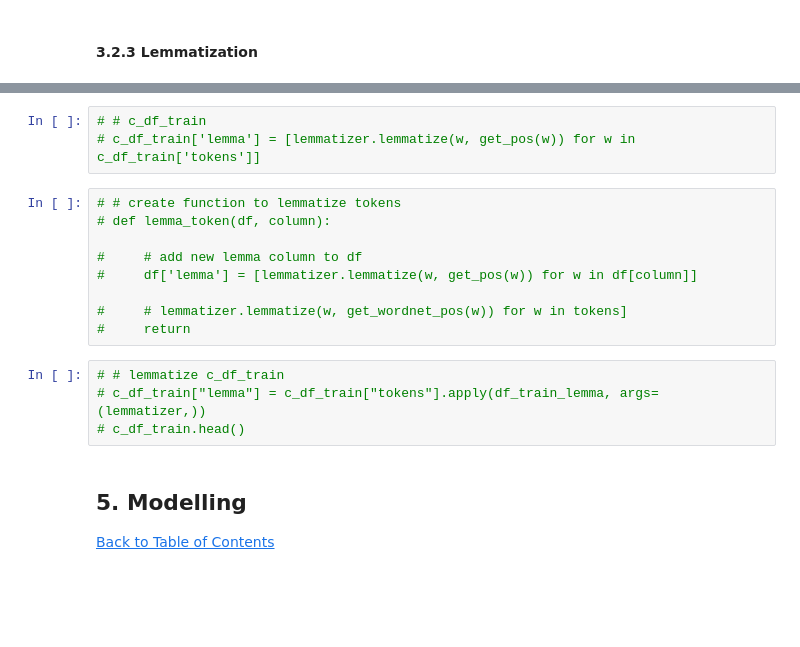
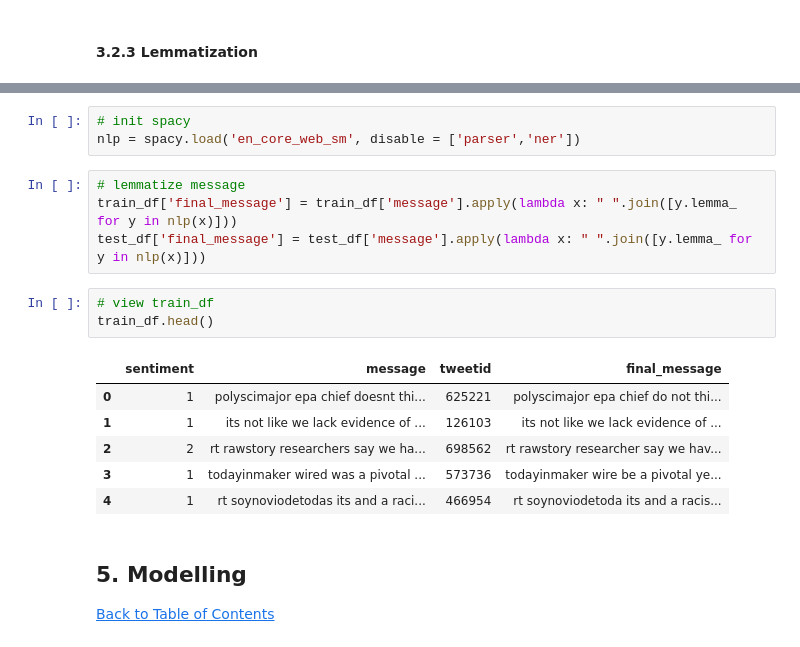
Before and after one commit to RogerA11/Team-GM4-classification-predict, a Jupyter notebook: Roger Arendse/edsa_climate_change_belief_analysis_2022.ipynb, the cells around one changed output, grey strips where cells are left out. Drawn from its saved outputs; the diff is of its cells as text; blank space fills up the shorter version.

```diff
--- a/Roger Arendse/edsa_climate_change_belief_analysis_2022.ipynb
+++ b/Roger Arendse/edsa_climate_change_belief_analysis_2022.ipynb
@@ -471,19 +431,20 @@ train_df.head()
-# %%
-# # c_df_train
-# c_df_train['lemma'] = [lemmatizer.lemmatize(w, get_pos(w)) for w in c_df_train['tokens']]
-# %%
-# # create function to lemmatize tokens
-# def lemma_token(df, column):
-
-#     # add new lemma column to df
-#     df['lemma'] = [lemmatizer.lemmatize(w, get_pos(w)) for w in df[column]]
-
-#     # lemmatizer.lemmatize(w, get_wordnet_pos(w)) for w in tokens]
-#     return
-# %%
-# # lemmatize c_df_train
-# c_df_train["lemma"] = c_df_train["tokens"].apply(df_train_lemma, args=(lemmatizer,))
-# c_df_train.head()
+# %%
+# init spacy
+nlp = spacy.load('en_core_web_sm', disable = ['parser','ner'])
+# %%
+# lemmatize message
+train_df['final_message'] = train_df['message'].apply(lambda x: " ".join([y.lemma_ for y in nlp(x)]))
+test_df['final_message'] = test_df['message'].apply(lambda x: " ".join([y.lemma_ for y in nlp(x)]))
+# %%
+# view train_df
+train_df.head()
+# %% [output]
+|  | sentiment | message | tweetid | final_message |
+| 0 | 1 | polyscimajor epa chief doesnt thi... | 625221 | polyscimajor epa chief do not thi... |
+| 1 | 1 | its not like we lack evidence of ... | 126103 | its not like we lack evidence of ... |
+| 2 | 2 | rt rawstory researchers say we ha... | 698562 | rt rawstory researcher say we hav... |
+| 3 | 1 | todayinmaker wired was a pivotal ... | 573736 | todayinmaker wire be a pivotal ye... |
+| 4 | 1 | rt soynoviodetodas its and a raci... | 466954 | rt soynoviodetoda its and a racis... |
 # %% [markdown]
 <a id="five"></a>
 ## 5. Modelling
```
Also changed, not shown: parts of 16 cells of this notebook.
